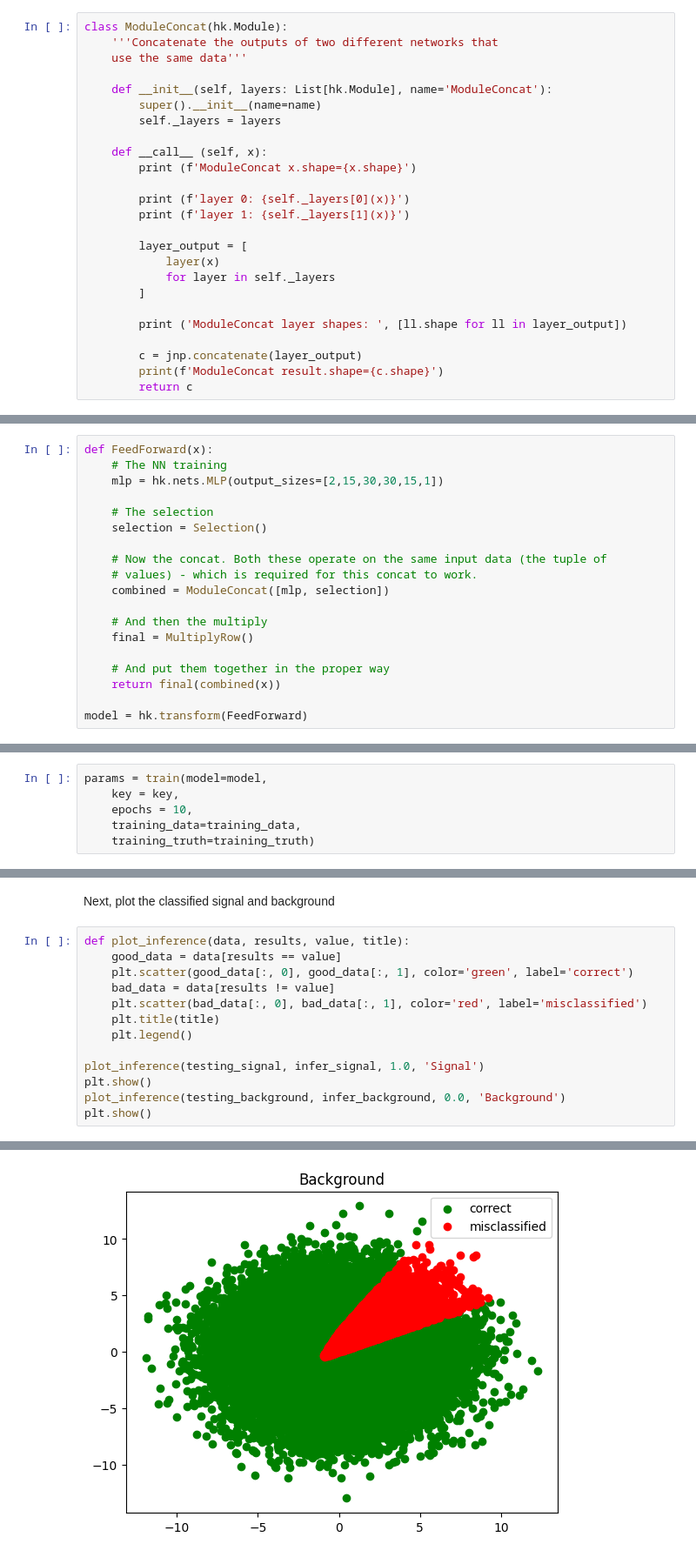
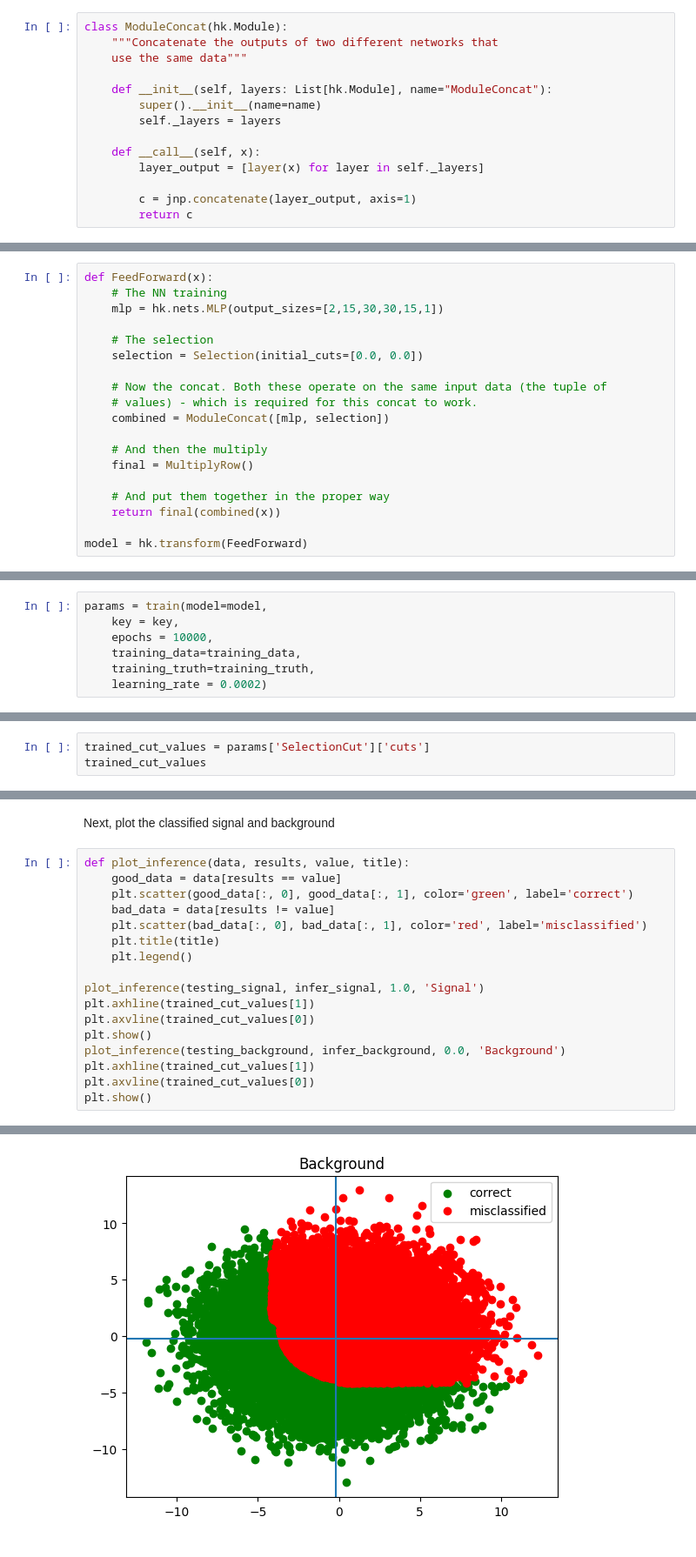
Before and after one commit to gordonwatts/diff-prog-intro, a Jupyter notebook: book/cut_then_nn.ipynb, the cells around one changed output, grey strips where cells are left out. Shown at 87% size. Cells and saved outputs as stored; diff of their text form.

Commit message:
UPdates exploring the network

```diff
--- a/book/cut_then_nn.ipynb
+++ b/book/cut_then_nn.ipynb
@@ -93,26 +93,15 @@ class Selection(hk.Module):
 This layer is odd because it takes as input two other layers and feeds them together. So it doesn't exactly follow the previous patterns. We will only implement this for starting from the same data - because I do not know how to do this otherwise.
 # %%
 class ModuleConcat(hk.Module):
-    '''Concatenate the outputs of two different networks that
-    use the same data'''
+    """Concatenate the outputs of two different networks that
+    use the same data"""
 
-    def __init__(self, layers: List[hk.Module], name='ModuleConcat'):
+    def __init__(self, layers: List[hk.Module], name="ModuleConcat"):
         super().__init__(name=name)
         self._layers = layers
 
-    def __call__ (self, x):
-        print (f'ModuleConcat x.shape={x.shape}')
+    def __call__(self, x):
+        layer_output = [layer(x) for layer in self._layers]
 
-        print (f'layer 0: {self._layers[0](x)}')
-        print (f'layer 1: {self._layers[1](x)}')
-
-        layer_output = [
-            layer(x)
-            for layer in self._layers
-        ]
-
-        print ('ModuleConcat layer shapes: ', [ll.shape for ll in layer_output])
-
-        c = jnp.concatenate(layer_output)
-        print(f'ModuleConcat result.shape={c.shape}')
+        c = jnp.concatenate(layer_output, axis=1)
         return c
@@ -126,7 +212,7 @@ def FeedForward(x):
     mlp = hk.nets.MLP(output_sizes=[2,15,30,30,15,1])
 
     # The selection
-    selection = Selection()
+    selection = Selection(initial_cuts=[0.0, 0.0])
 
     # Now the concat. Both these operate on the same input data (the tuple of
     # values) - which is required for this concat to work.
@@ -146,7 +232,8 @@ The training is coded in the `jax_helpers` module as we will re-use it a bit!
 # %%
 params = train(model=model,
     key = key,
-    epochs = 10,
+    epochs = 10000,
     training_data=training_data,
-    training_truth=training_truth)
+    training_truth=training_truth,
+    learning_rate = 0.0002)
 # %% [output]
@@ -170,0 +295,3 @@ TypeError: Cannot concatenate arrays with shapes that differ in dimensions other
+# %%
+trained_cut_values = params['SelectionCut']['cuts']
+trained_cut_values
@@ -193,7 +320,11 @@ def plot_inference(data, results, value, title):
     plt.legend()
 
 plot_inference(testing_signal, infer_signal, 1.0, 'Signal')
+plt.axhline(trained_cut_values[1])
+plt.axvline(trained_cut_values[0])
 plt.show()
 plot_inference(testing_background, infer_background, 0.0, 'Background')
+plt.axhline(trained_cut_values[1])
+plt.axvline(trained_cut_values[0])
 plt.show()
 # %% [output]
@@ -201 +332 @@ plt.show()
-[figure, old version]
+[figure, new version]
```
Also changed, not shown: parts of 25 cells of this notebook, 4 other files.
